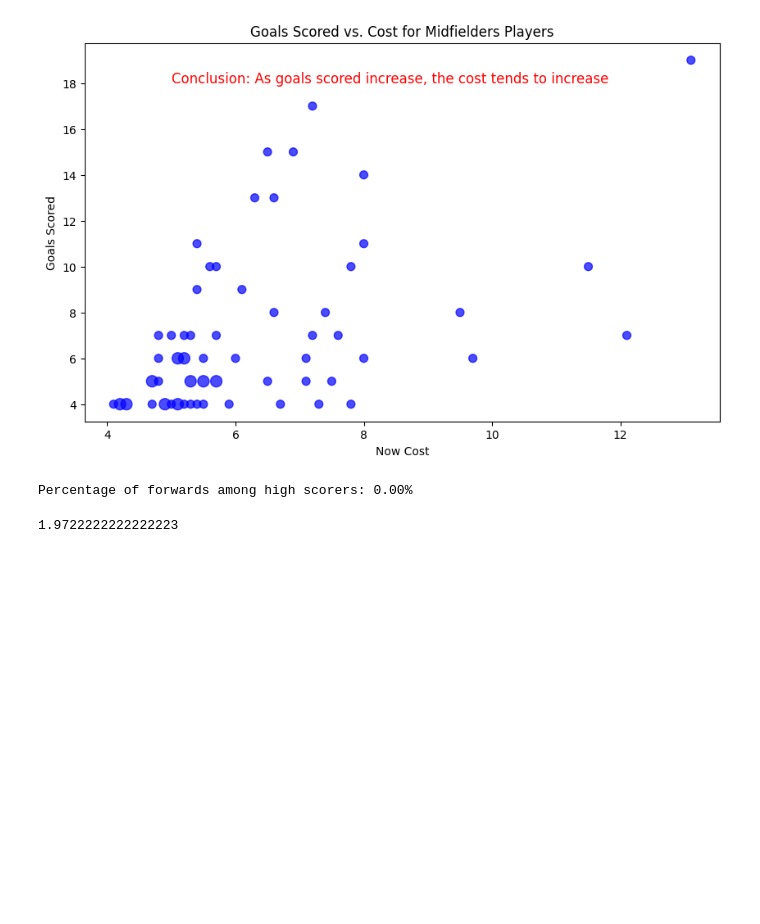
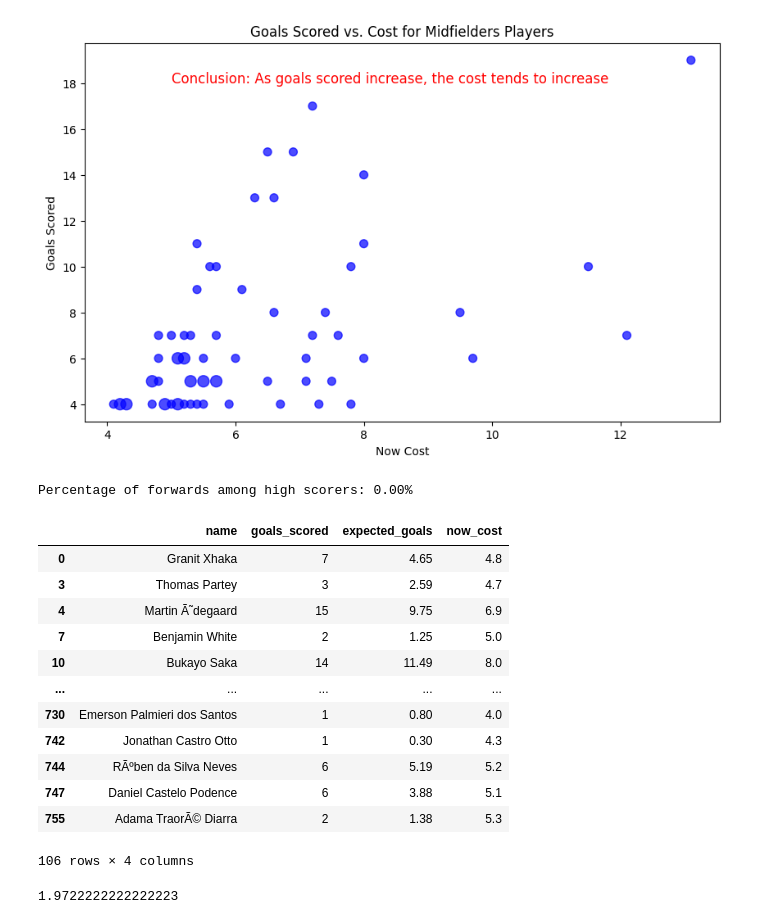
Before and after one commit to borhenDH/Fantasy-premier-league-Data-Analysis-and-Visualisation, a Jupyter notebook: analysis.ipynb, the cells around one changed output. Drawn from its saved outputs; the diff is of its cells as text; code cells hidden in the pictures; blank space fills up the shorter version.

```diff
--- a/analysis.ipynb
+++ b/analysis.ipynb
@@ -160,6 +160,24 @@ percentage_defenders = (len(defenders) / len(high_scorers)) * 100
 print(f"Percentage of forwards among high scorers: {percentage_defenders:.2f}%")
 # %% [output]
 Percentage of forwards among high scorers: 0.00%
+# %%
+more_than_expected = filtered_players[filtered_players['goals_scored'] > filtered_players['expected_goals']]
+# %%
+more_than_expected[['name','goals_scored','expected_goals','now_cost']]
+# %% [output]
+|  | name | goals_scored | expected_goals | now_cost |
+| 0 | Granit Xhaka | 7 | 4.65 | 4.8 |
+| 3 | Thomas Partey | 3 | 2.59 | 4.7 |
+| 4 | Martin Ã˜degaard | 15 | 9.75 | 6.9 |
+| 7 | Benjamin White | 2 | 1.25 | 5.0 |
+| 10 | Bukayo Saka | 14 | 11.49 | 8.0 |
+| ... | ... | ... | ... | ... |
+| 730 | Emerson Palmieri dos Santos | 1 | 0.80 | 4.0 |
+| 742 | Jonathan Castro Otto | 1 | 0.30 | 4.3 |
+| 744 | RÃºben da Silva Neves | 6 | 5.19 | 5.2 |
+| 747 | Daniel Castelo Podence | 6 | 3.88 | 5.1 |
+| 755 | Adama TraorÃ© Diarra | 2 | 1.38 | 5.3 |
+106 rows × 4 columns
 # %%
 arsenal_data = data[data['team'] == 'Arsenal']
 Liverpool_data = data[data['team'] == 'Liverpool']
```
Also changed, not shown: parts of 2 cells of this notebook.
